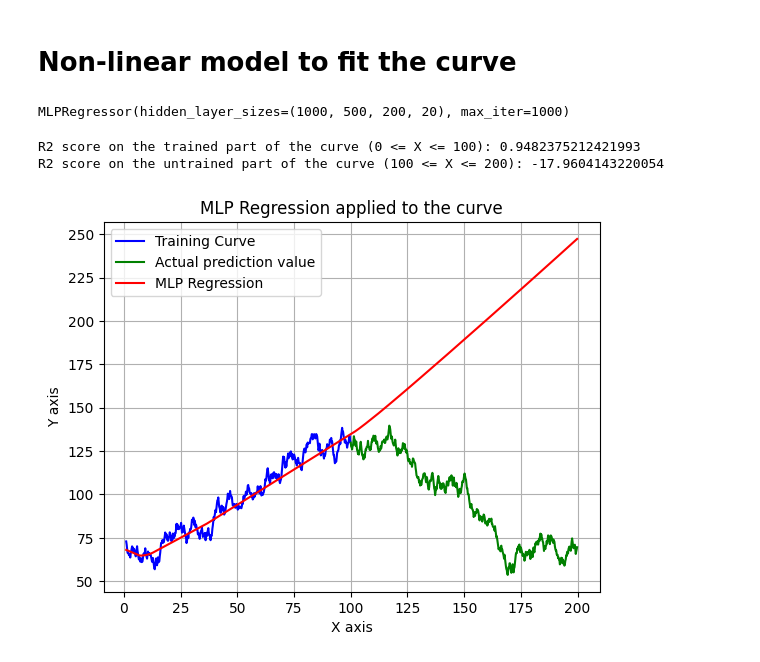
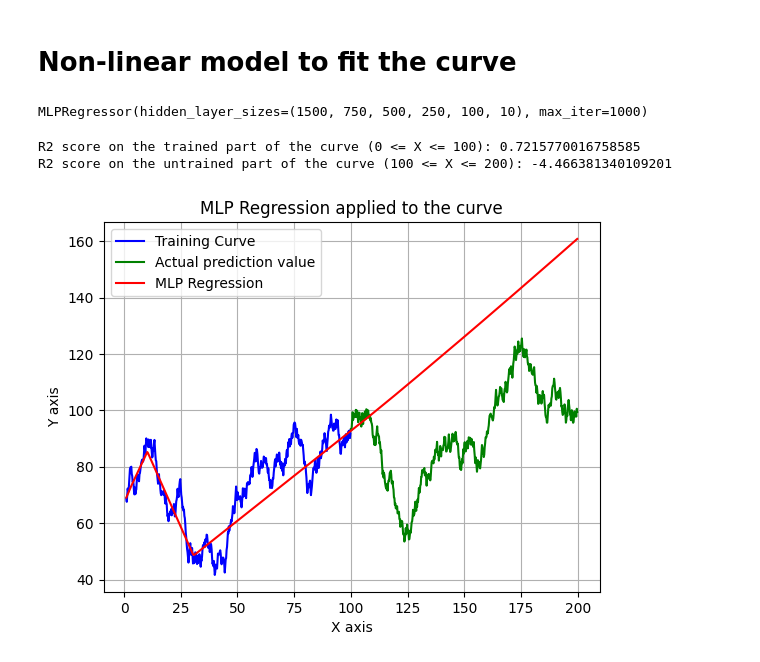
Before and after one commit to Gdeterline/Small-Projects-And-Courses, a Jupyter notebook: Time-Series/Regression/RegressionProject.ipynb, the cells around one changed output. Drawn from its saved outputs; the diff is of its cells as text; code cells hidden in the pictures.

```diff
--- a/Time-Series/Regression/RegressionProject.ipynb
+++ b/Time-Series/Regression/RegressionProject.ipynb
@@ -7,17 +7,13 @@ from sklearn.metrics import r2_score
 # %% [markdown]
 # Linear Model to fit the curve
 # %%
-X = np.arange(1, 100, 0.2).reshape(-1, 1)
-X1 = np.arange(100, 200, 0.2).reshape(-1, 1)
+X = np.arange(1, 200, 0.2).reshape(-1, 1)
 Y = []
 y = rd.randint(50, 100)
 for i in range(len(X)):
     y += rd.uniform(-3, 3)
     Y.append(y)
-Y1 = []
-for i in range(len(X1)):
-    y += rd.uniform(-3, 3)
-    Y1.append(y)
+
 
 plt.plot(X, Y, color='b', label='Curve')
 plt.xlabel("X axis")
@@ -39,6 +35,6 @@ print(X.shape)
 # %%
 LR = LinearRegression()
-LR.fit(X, Y)
+LR.fit(X[:495], Y[:495])
 # %% [output]
 LinearRegression()
 # %%
@@ -74,11 +73,11 @@ plt.show()
 # %%
 from sklearn.neural_network import MLPRegressor
 
-MLPR = MLPRegressor(hidden_layer_sizes=(1000, 500, 200, 20), activation="relu",
+MLPR = MLPRegressor(hidden_layer_sizes=(1500, 750, 500, 250, 100, 10), activation="relu",
                  solver='adam', alpha=0.0001,
                  batch_size='auto', learning_rate="constant",
                  learning_rate_init=0.001,
                  max_iter=1000,tol=1e-4)
-MLPR.fit(X, Y)
+MLPR.fit(X[:495], Y[:495])
 # %% [output]
-MLPRegressor(hidden_layer_sizes=(1000, 500, 200, 20), max_iter=1000)
+MLPRegressor(hidden_layer_sizes=(1500, 750, 500, 250, 100, 10), max_iter=1000)
@@ -87,20 +84,20 @@ X_MLP = np.arange(1, 200, 0.2).reshape(-1, 1)
 # %%
-y_MLP = MLPR.predict(X_MLP)
+y_MLP = MLPR.predict(X)
 # %%
-print(f"R2 score on the trained part of the curve (0 <= X <= 100): {r2_score(Y, y_MLP[:495])}")
-print(f"R2 score on the untrained part of the curve (100 <= X <= 200): {r2_score(Y1, y_MLP[495:])}")
+print(f"R2 score on the trained part of the curve (0 <= X <= 100): {r2_score(Y[:495], y_MLP[:495])}")
+print(f"R2 score on the untrained part of the curve (100 <= X <= 200): {r2_score(Y[495:], y_MLP[495:])}")
 # %% [output]
-R2 score on the trained part of the curve (0 <= X <= 100): 0.9482375212421993
-R2 score on the untrained part of the curve (100 <= X <= 200): -17.9604143220054
+R2 score on the trained part of the curve (0 <= X <= 100): 0.7215770016758585
+R2 score on the untrained part of the curve (100 <= X <= 200): -4.466381340109201
 # %%
-plt.plot(X, Y, color='b', label='Training Curve')
-plt.plot(X1, Y1, color='g', label='Actual prediction value')
-plt.plot(X_MLP, y_MLP, color='r', label='MLP Regression')
+plt.plot(X[:495], Y[:495], color='b', label='Training Curve')
+plt.plot(X[495:], Y[495:], color='g', label='Actual prediction value')
+plt.plot(X, y_MLP, color='r', label='MLP Regression')
 plt.xlabel("X axis")
 plt.ylabel("Y axis")
 plt.title("MLP Regression applied to the curve")
 plt.grid()
 plt.legend()
 plt.show()
 # %% [output]
-[figure, old version]
+[figure, new version]
```
Also changed, not shown: parts of 5 cells of this notebook.
